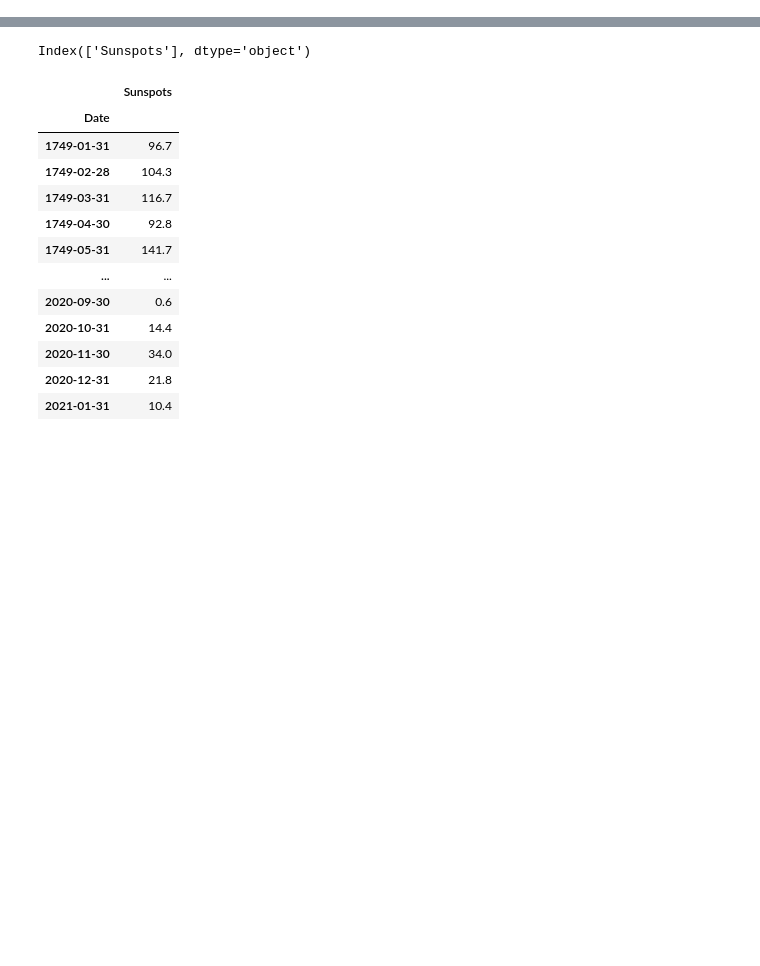
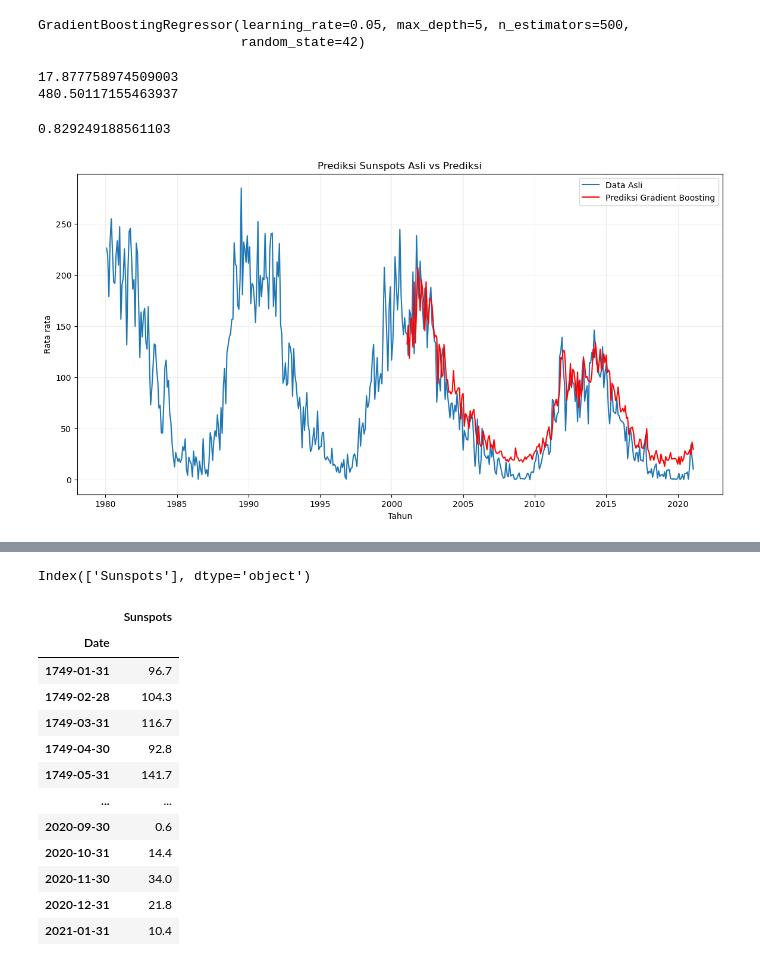
Before and after one commit to gedetanok/kelasbagus3-deep-understanding-of-machine-learning, a Jupyter notebook: Week 4/forecasting.ipynb, the cells around one changed output, grey strips where cells are left out. Drawn from its saved outputs; the diff is of its cells as text; code cells hidden in the pictures; blank space fills up the shorter version.

```diff
--- a/Week 4/forecasting.ipynb
+++ b/Week 4/forecasting.ipynb
@@ -0,0 +102,7 @@
+# %%
+# > 2000
+split_date = '2001-01-01'
+X_train = X[X.index < split_date]
+X_test = X[X.index >= split_date]
+y_train = y[y.index < split_date]
+y_test = y[y.index >= split_date]
@@ -0,0 +142,18 @@
+# %%
+from sklearn.ensemble import GradientBoostingRegressor
+
+gbr = GradientBoostingRegressor(
+    n_estimators=500,     # Jumlah pohon keputusan
+    learning_rate=0.05,   # Seberapa cepat model belajar
+    max_depth=5,          # Kedalaman maksimum setiap pohon
+    random_state=42,
+    loss='squared_error'
+)
+# epoch ->
+# %%
+gbr.fit(X_train, y_train)
+# %% [output]
+GradientBoostingRegressor(learning_rate=0.05, max_depth=5, n_estimators=500,
+                          random_state=42)
+# %%
+predictios = gbr.predict(X_test)
@@ -0,0 +165,6 @@
+# %%
+print(mae)
+print(mse)
+# %% [output]
+17.877758974509003
+480.50117155463937
@@ -0,0 +173,18 @@
+# %%
+print(r2_score(y_test, predictios))
+# %% [output]
+0.829249188561103
+# %%
+results = pd.DataFrame({'Asli': y_test, 'Prediksi':predictios}, index=y_test.index)
+
+plt.figure(figsize=(14, 7))
+plt.plot(df['Sunspots']['1980':], label='Data Asli')
+plt.plot(results['Prediksi'], label='Prediksi Gradient Boosting', color='red')
+plt.title('Prediksi Sunspots Asli vs Prediksi')
+plt.xlabel('Tahun')
+plt.ylabel('Rata rata')
+plt.legend()
+plt.grid(alpha=0.2)
+plt.show()
+# %% [output]
+[figure, added]
```
Also changed, not shown: parts of 24 cells of this notebook, 3 other files.
